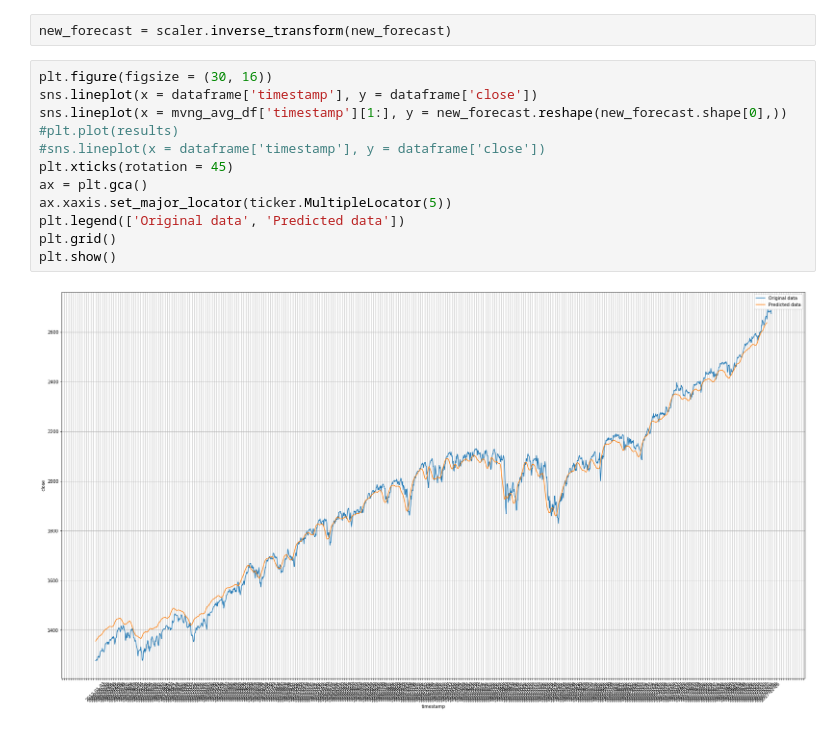
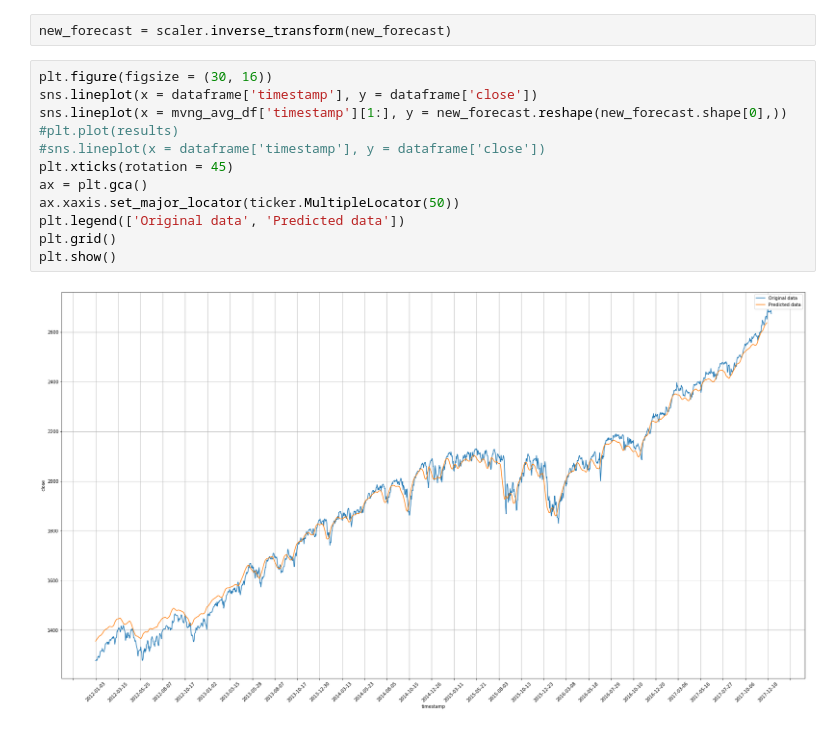
Before and after one commit to olonok69/Time-Series, a Jupyter notebook: Refined_Finance_SP500_diferent_NN_architectures.ipynb, the cells around one changed output. Cells and saved outputs as stored; diff of their text form.

```diff
--- a/Refined_Finance_SP500_diferent_NN_architectures.ipynb
+++ b/Refined_Finance_SP500_diferent_NN_architectures.ipynb
@@ -619,14 +619,14 @@ new_forecast = scaler.inverse_transform(new_forecast)
 # %%
 plt.figure(figsize = (30, 16))
 sns.lineplot(x = dataframe['timestamp'], y = dataframe['close'])
 sns.lineplot(x = mvng_avg_df['timestamp'][1:], y = new_forecast.reshape(new_forecast.shape[0],))
 #plt.plot(results)
 #sns.lineplot(x = dataframe['timestamp'], y = dataframe['close'])
 plt.xticks(rotation = 45)
 ax = plt.gca()
-ax.xaxis.set_major_locator(ticker.MultipleLocator(5))
+ax.xaxis.set_major_locator(ticker.MultipleLocator(50))
 plt.legend(['Original data', 'Predicted data'])
 plt.grid()
 plt.show()
 # %% [output]
-[figure, old version]
+[figure, new version]
```
Also changed, not shown: parts of 10 cells of this notebook.
